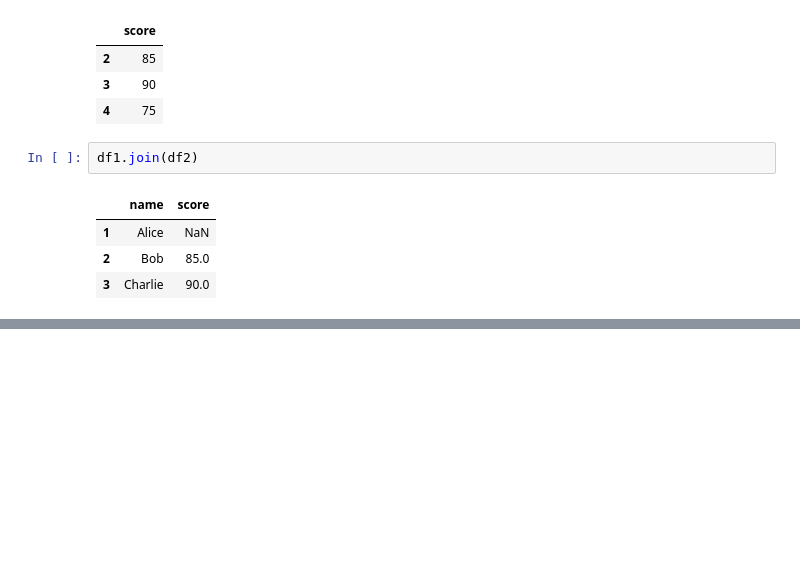
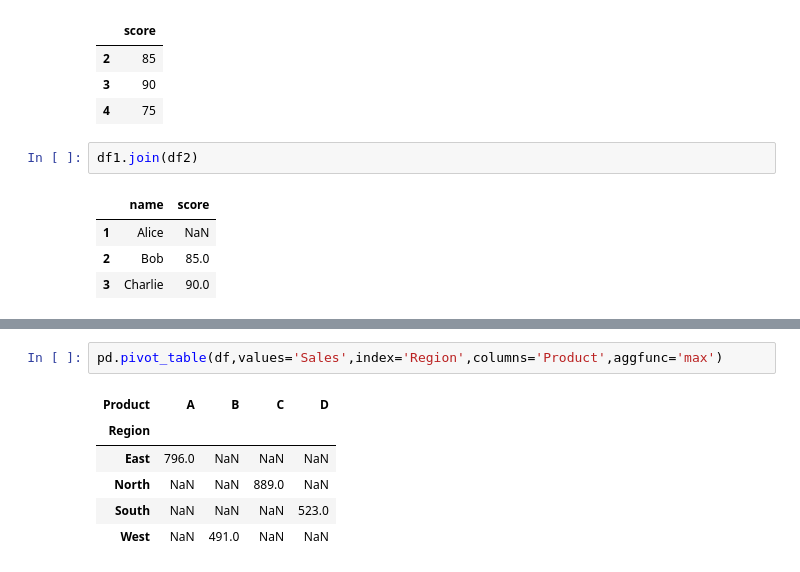
Before and after one commit to subhajit404/numpy-and-pandas-learning, a Jupyter notebook: pandas/pandas.ipynb, the cells around one changed output, grey strips where cells are left out. Drawn from its saved outputs; the diff is of its cells as text; blank space fills up the shorter version.

```diff
--- a/pandas/pandas.ipynb
+++ b/pandas/pandas.ipynb
@@ -240,0 +312,9 @@ df1.join(df2)
+# %%
+pd.pivot_table(df,values='Sales',index='Region',columns='Product',aggfunc='max')
+# %% [output]
+| Product | A | B | C | D |
+| Region |  |  |  |  |
+| East | 796.0 | NaN | NaN | NaN |
+| North | NaN | NaN | 889.0 | NaN |
+| South | NaN | NaN | NaN | 523.0 |
+| West | NaN | 491.0 | NaN | NaN |
```
Also changed, not shown: parts of 5 cells of this notebook.
